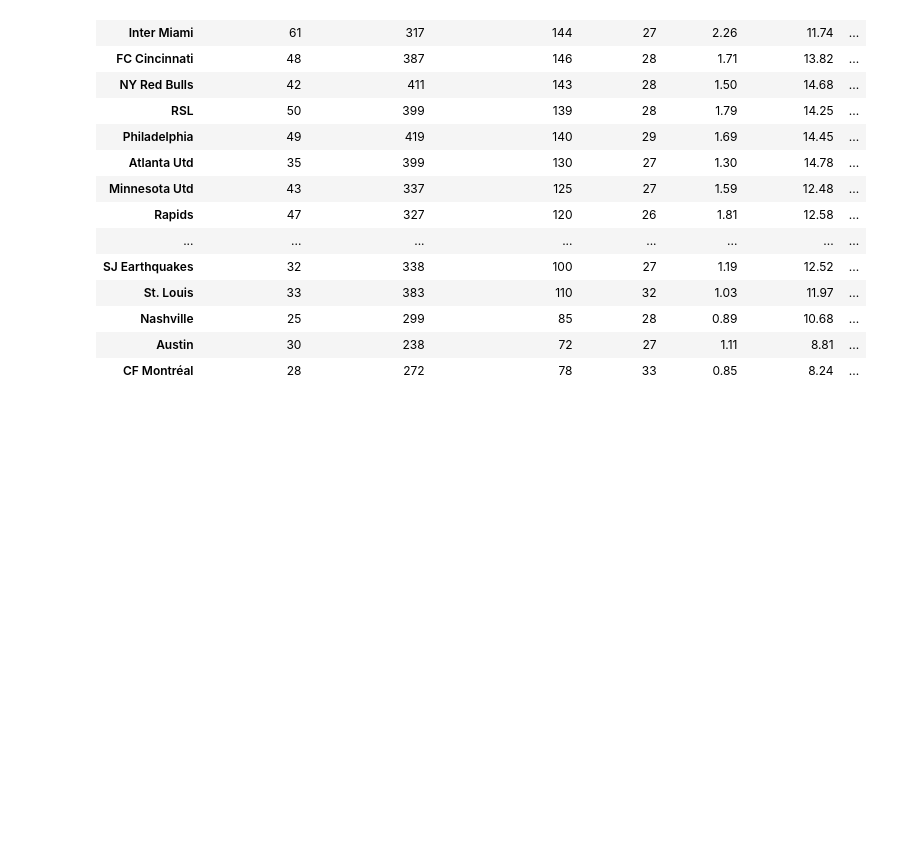
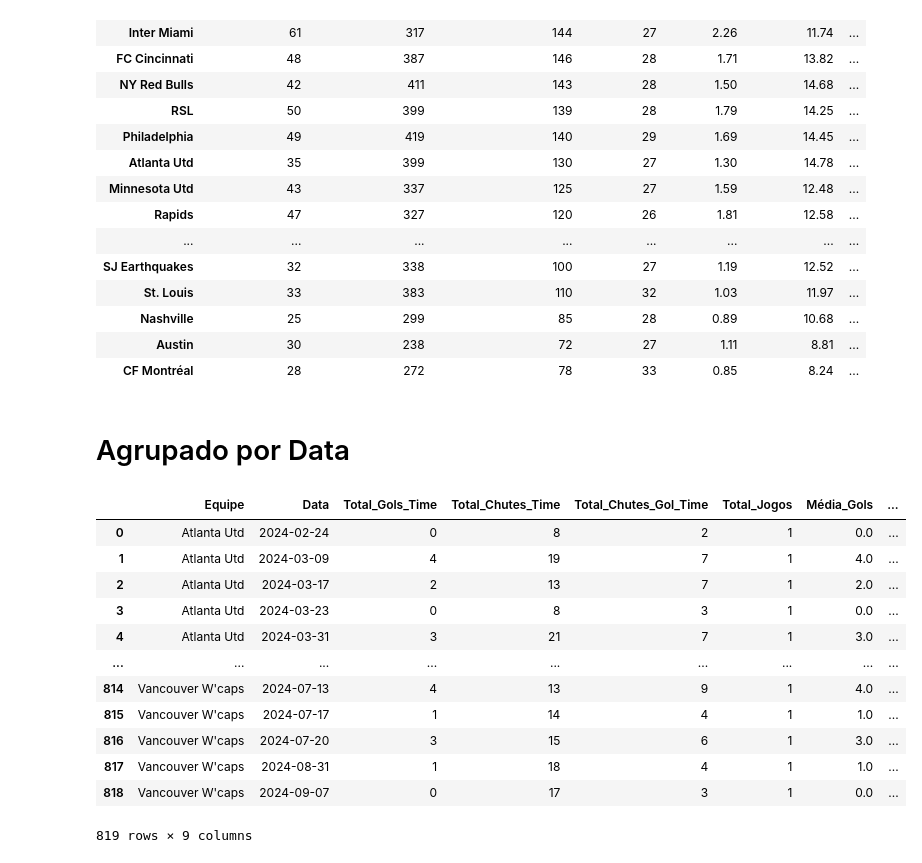
Before and after one commit to eduardopfbp/MLS-PlayerStats, a Jupyter notebook: ml.ipynb, the cells around one changed output. Cells and saved outputs as stored; diff of their text form; code cells hidden in the pictures; blank space fills up the shorter version.

```diff
--- a/ml.ipynb
+++ b/ml.ipynb
@@ -223,3 +223,36 @@ agrupado_time.sort_values(by='Média_Chutes_Gols', ascending= False)
 | Nashville | 25 | 299 | 85 | 28 | 0.89 | 10.68 | ... |
 | Austin | 30 | 238 | 72 | 27 | 1.11 | 8.81 | ... |
 | CF Montréal | 28 | 272 | 78 | 33 | 0.85 | 8.24 | ... |
+# %% [markdown]
+# Agrupado por Data
+# %%
+agrupado_data = database.groupby(['Equipe','Data']).agg(
+    Total_Gols_Time = ('Gols','sum'),
+    Total_Chutes_Time = ('TC','sum'),
+    Total_Chutes_Gol_Time = ('CaG','sum'),
+    Total_Jogos = ('Data','nunique')
+)
+
+agrupado_data['Média_Gols']= round(agrupado_data['Total_Gols_Time'] / agrupado_data['Total_Jogos'],2)
+agrupado_data['Média_Chutes']= round(agrupado_data['Total_Chutes_Time'] / agrupado_data['Total_Jogos'],2)
+agrupado_data['Média_Chutes_Gols']= round(agrupado_data['Total_Chutes_Gol_Time'] / agrupado_data['Total_Jogos'],2)
+
+agrupado_data.sort_values(by='Média_Chutes_Gols', ascending= False)
+
+agrupado_data.reset_index(inplace=True)
+
+agrupado_data
+# %% [output]
+|  | Equipe | Data | Total_Gols_Time | Total_Chutes_Time | Total_Chutes_Gol_Time | Total_Jogos | Média_Gols | ... |
+| 0 | Atlanta Utd | 2024-02-24 | 0 | 8 | 2 | 1 | 0.0 | ... |
+| 1 | Atlanta Utd | 2024-03-09 | 4 | 19 | 7 | 1 | 4.0 | ... |
+| 2 | Atlanta Utd | 2024-03-17 | 2 | 13 | 7 | 1 | 2.0 | ... |
+| 3 | Atlanta Utd | 2024-03-23 | 0 | 8 | 3 | 1 | 0.0 | ... |
+| 4 | Atlanta Utd | 2024-03-31 | 3 | 21 | 7 | 1 | 3.0 | ... |
+| ... | ... | ... | ... | ... | ... | ... | ... | ... |
+| 814 | Vancouver W'caps | 2024-07-13 | 4 | 13 | 9 | 1 | 4.0 | ... |
+| 815 | Vancouver W'caps | 2024-07-17 | 1 | 14 | 4 | 1 | 1.0 | ... |
+| 816 | Vancouver W'caps | 2024-07-20 | 3 | 15 | 6 | 1 | 3.0 | ... |
+| 817 | Vancouver W'caps | 2024-08-31 | 1 | 18 | 4 | 1 | 1.0 | ... |
+| 818 | Vancouver W'caps | 2024-09-07 | 0 | 17 | 3 | 1 | 0.0 | ... |
+819 rows × 9 columns
```
Also changed, not shown: parts of 2 cells of this notebook, 10 other files.
